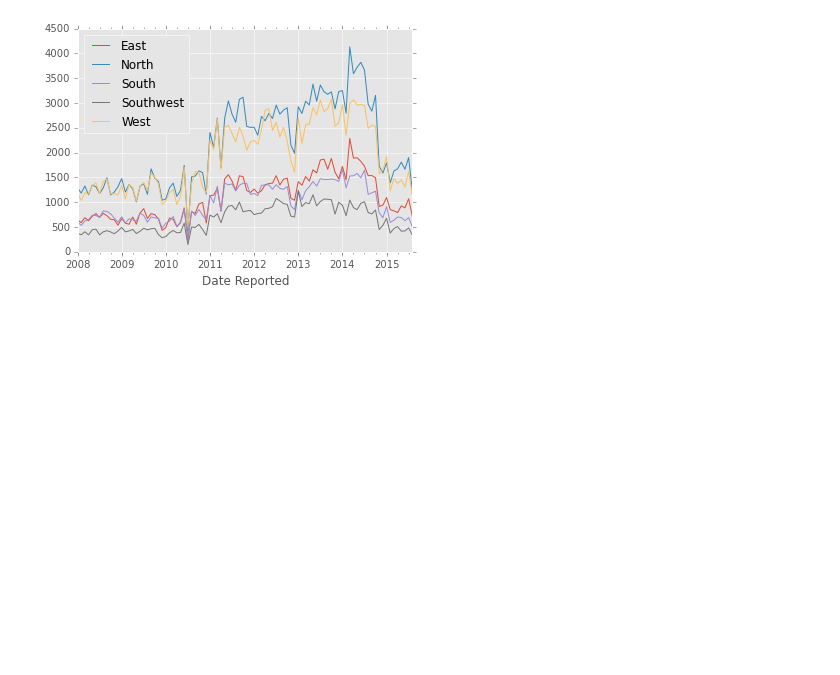
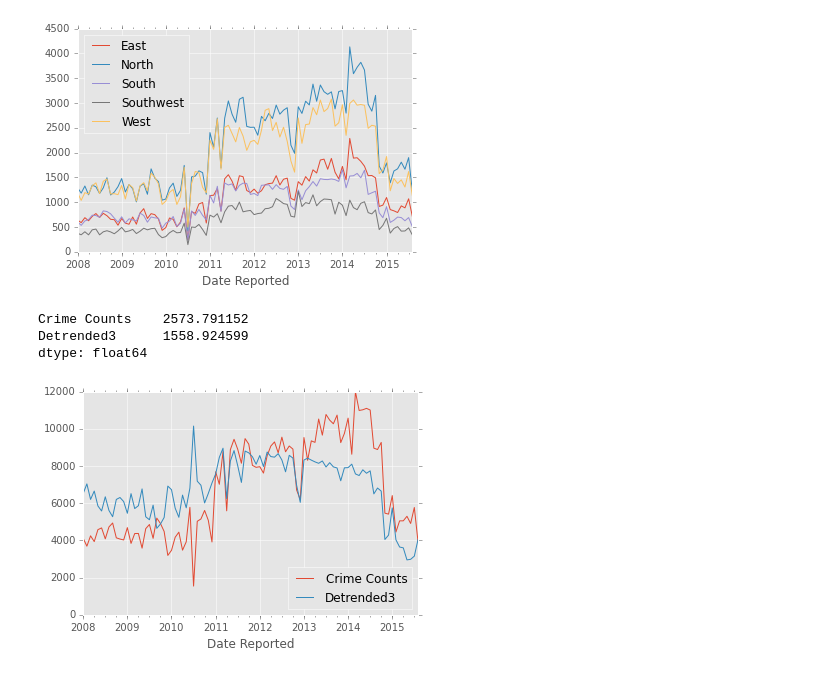
Before and after one commit to RaySSharma/crime-activity-seattle, a Jupyter notebook: CrimeActivitySeattle.ipynb, the cells around one changed output. Drawn from its saved outputs; the diff is of its cells as text; code cells hidden in the pictures; blank space fills up the shorter version.

Commit message:
Detrended everything, Bokeh plots next

```diff
--- a/CrimeActivitySeattle.ipynb
+++ b/CrimeActivitySeattle.ipynb
@@ -176,6 +176,7 @@ dist_tot = pd.DataFrame({'North': distN.index.value_counts(), 'South': distS.ind
                          'Southwest': distSW.index.value_counts()})
 
 dist_tot['2008-01-01':].resample('M', how='sum').plot()
+cases['South Counts'] = dist_tot['South'].index.value_counts().resample('M', how='sum')
 dist_tot['2008-01-01':].std() / dist_tot['2008-01-01':].mean()
 # %% [output]
 East         0.375454
@@ -185,6 +186,23 @@ Southwest    0.355740
 West         0.381272
 dtype: float64
 [figure]
+# %%
+cases['Month Count'] = np.arange(len(cases))
+
+headers = ['Daylight Hours', 'Weekday', 'South Counts', 'Month Count']
+# %%
+fit = LinearRegression().fit(cases[headers], cases['Crime Counts'])
+
+cases['Trend3'] = fit.predict(cases[headers])
+cases['Detrended3'] = cases['Crime Counts'] - cases['Trend3'] + cases['Trend3'].mean()
+# %%
+cases[['Crime Counts','Detrended3']].plot()
+cases[['Crime Counts','Detrended3']].std()
+# %% [output]
+Crime Counts    2573.791152
+Detrended3      1558.924599
+dtype: float64
+[figure, added]
 # %%
 from bokeh.plotting import figure, output_file, show
 
```
